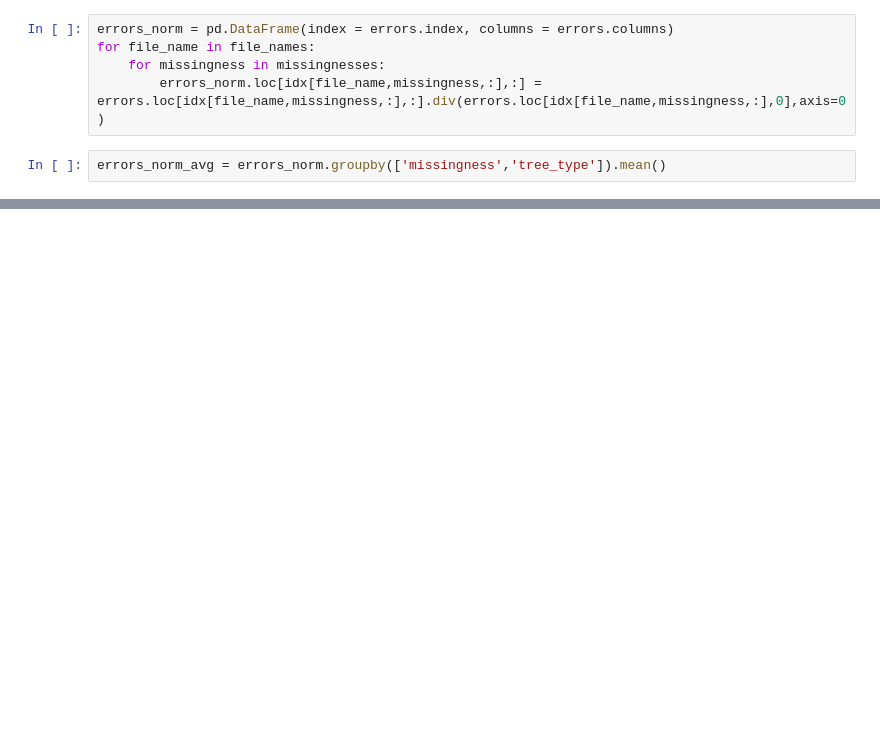
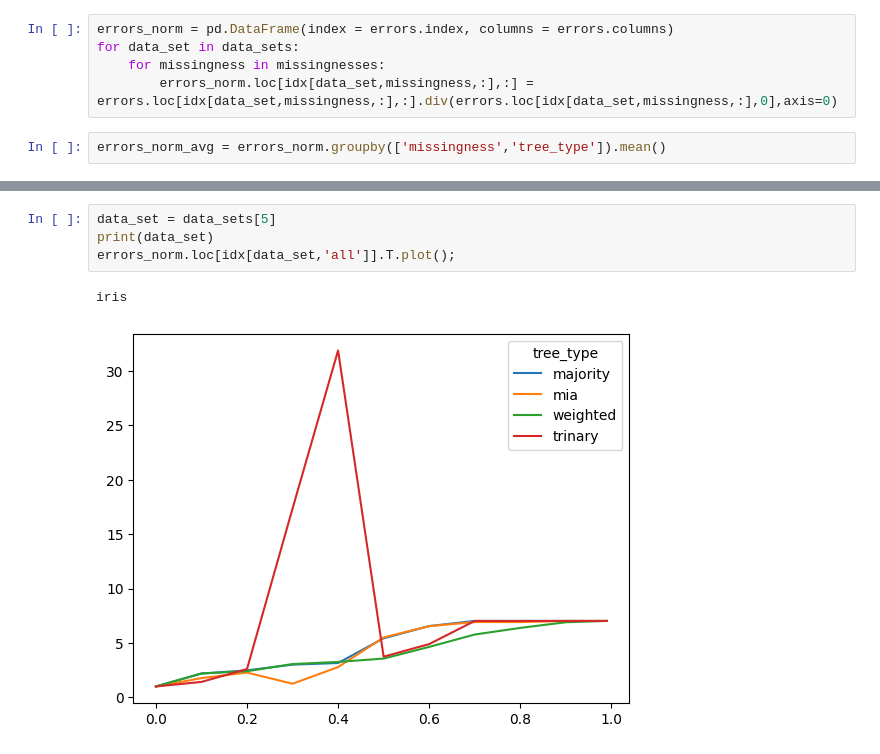
Before and after one commit to henningzakrisson/trinary-tree, a Jupyter notebook: example_notebooks/MCAR_examples_real_all.ipynb, the cells around one changed output, grey strips where cells are left out. Cells and saved outputs as stored; diff of their text form; blank space fills up the shorter version.

```diff
--- a/example_notebooks/MCAR_examples_real_all.ipynb
+++ b/example_notebooks/MCAR_examples_real_all.ipynb
@@ -124,8 +147,8 @@ KeyboardInterrupt:
 # %%
 errors_norm = pd.DataFrame(index = errors.index, columns = errors.columns)
-for file_name in file_names:
+for data_set in data_sets:
     for missingness in missingnesses:
-        errors_norm.loc[idx[file_name,missingness,:],:] = errors.loc[idx[file_name,missingness,:],:].div(errors.loc[idx[file_name,missingness,:],0],axis=0)
+        errors_norm.loc[idx[data_set,missingness,:],:] = errors.loc[idx[data_set,missingness,:],:].div(errors.loc[idx[data_set,missingness,:],0],axis=0)
 # %%
 errors_norm_avg = errors_norm.groupby(['missingness','tree_type']).mean()
 # %%
@@ -133,2 +159,9 @@ errors_norm_avg.loc[idx['all',:]].T.plot()
+# %%
+data_set = data_sets[5]
+print(data_set)
+errors_norm.loc[idx[data_set,'all']].T.plot();
+# %% [output]
+iris
+[figure, added]
 # %%
 errors_norm_avg.loc[idx['test',:]].T.plot()
```
Also changed, not shown: parts of 5 cells of this notebook, 30 other files.
